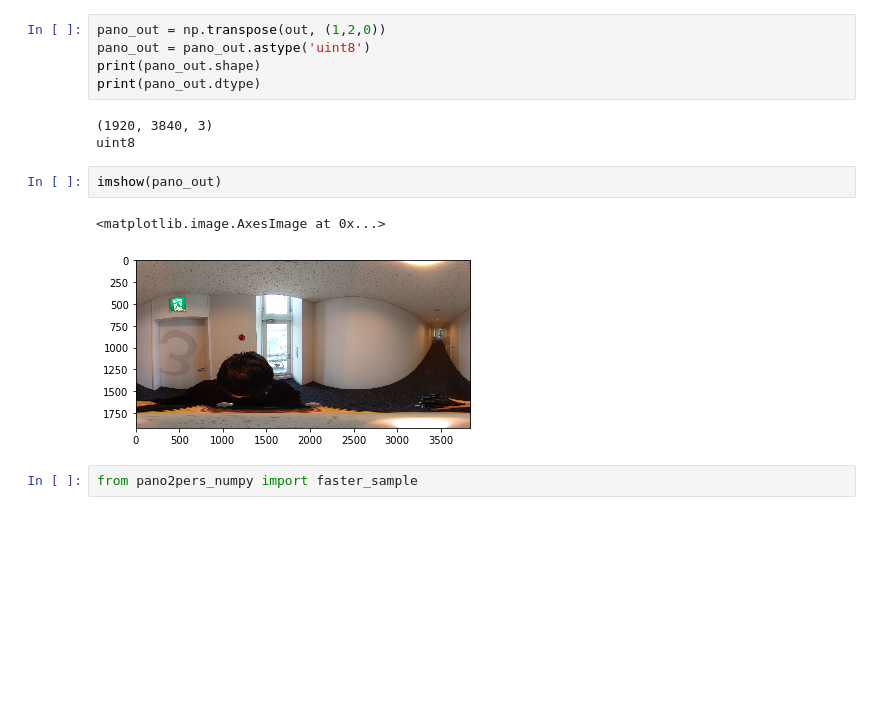
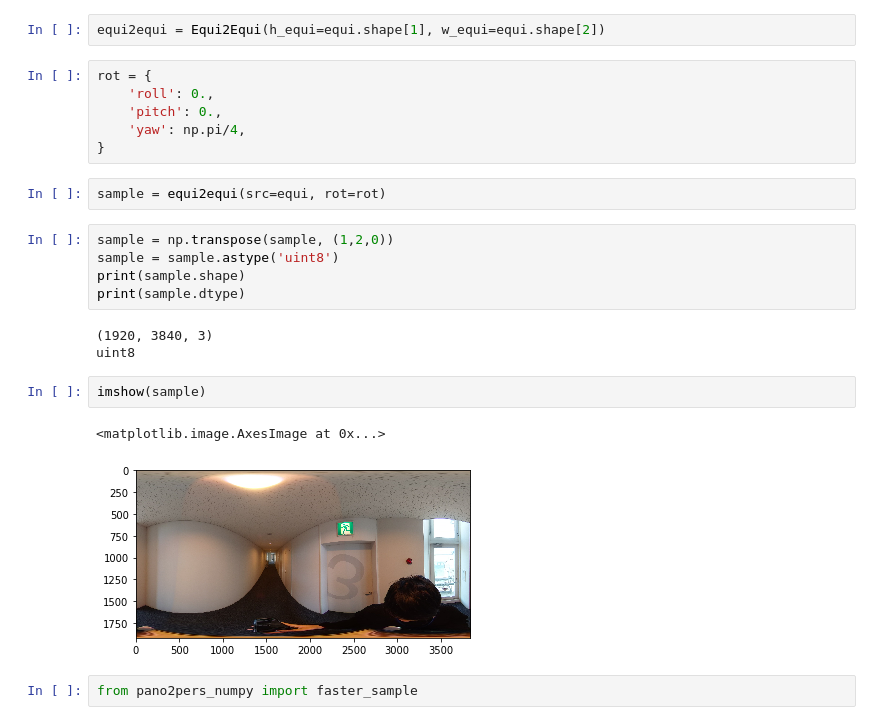
Before and after one commit to haruishi43/equilib, a Jupyter notebook: notebooks/equi2equi_test.ipynb, the cells around one changed output. Cells and saved outputs as stored; diff of their text form; blank space fills up the shorter version.

Commit message:
create equi2equi

```diff
--- a/notebook.ipynb
+++ b/notebooks/equi2equi_test.ipynb
@@ -89,16 +38,26 @@ for uj in range(h_pano):
+# %%
+equi2equi = Equi2Equi(h_equi=equi.shape[1], w_equi=equi.shape[2])
+# %%
+rot = {
+    'roll': 0.,
+    'pitch': 0.,
+    'yaw': np.pi/4,
+}
+# %%
+sample = equi2equi(src=equi, rot=rot)
 # %%
-pano_out = np.transpose(out, (1,2,0))
-pano_out = pano_out.astype('uint8')
-print(pano_out.shape)
-print(pano_out.dtype)
+sample = np.transpose(sample, (1,2,0))
+sample = sample.astype('uint8')
+print(sample.shape)
+print(sample.dtype)
 # %% [output]
 (1920, 3840, 3)
 uint8
 # %%
-imshow(pano_out)
+imshow(sample)
 # %% [output]
 <matplotlib.image.AxesImage at 0x...>
-[figure, old version]
+[figure, new version]
 # %%
 from pano2pers_numpy import faster_sample
 # %%
```
Also changed, not shown: parts of 12 cells of this notebook, 1 other file.
